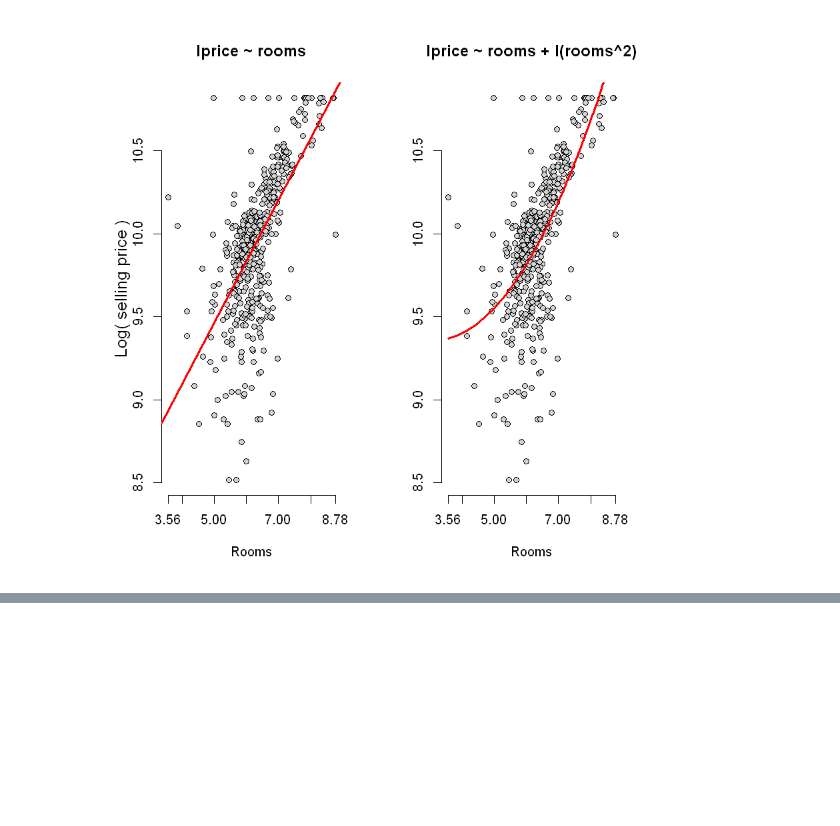
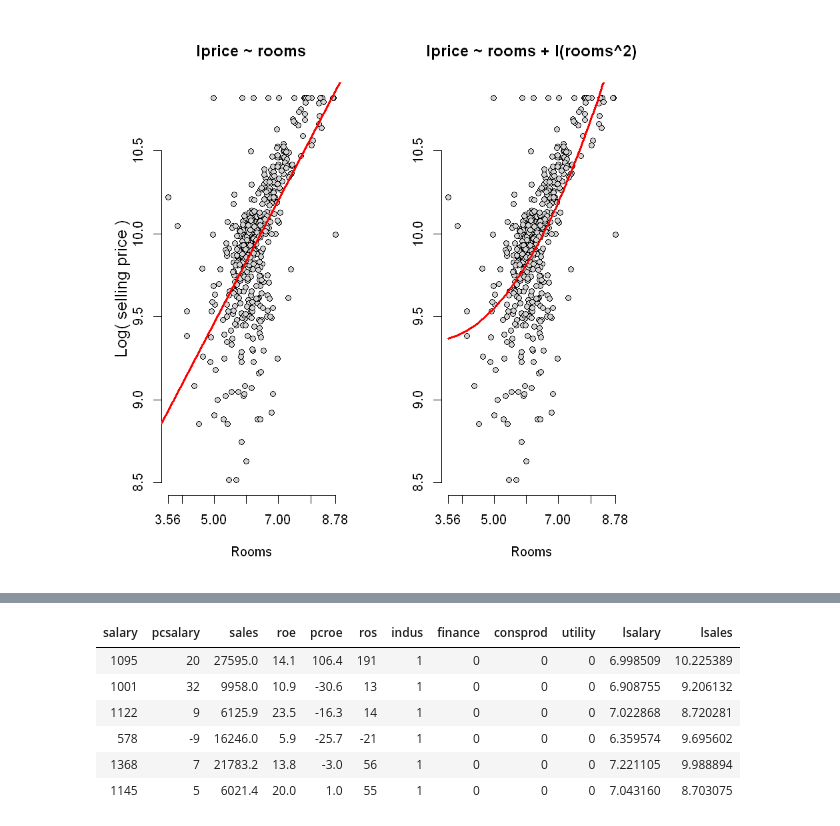
Before and after one commit to jonduan/RIntroEconometrics, a Jupyter notebook: Introductory_Econometrics_wooldridge/Chapter 6 Multiple Regression Further Issues.ipynb, the cells around one changed output, grey strips where cells are left out. Cells and saved outputs as stored; diff of their text form; code cells hidden in the pictures; blank space fills up the shorter version.

```diff
--- a/Introductory_Econometrics_wooldridge/Chapter 6 Multiple Regression Further Issues.ipynb
+++ b/Introductory_Econometrics_wooldridge/Chapter 6 Multiple Regression Further Issues.ipynb
@@ -306,0 +1477,10 @@ lines(sort(hprice2$rooms), sort(fitted(rooms_interaction)), col = "red", lwd=2.5
+# %%
+head(ceosal1)
+# %% [output]
+| salary | pcsalary | sales | roe | pcroe | ros | indus | finance | consprod | utility | lsalary | lsales |
+| 1095 | 20 | 27595.0 | 14.1 | 106.4 | 191 | 1 | 0 | 0 | 0 | 6.998509 | 10.225389 |
+| 1001 | 32 | 9958.0 | 10.9 | -30.6 | 13 | 1 | 0 | 0 | 0 | 6.908755 | 9.206132 |
+| 1122 | 9 | 6125.9 | 23.5 | -16.3 | 14 | 1 | 0 | 0 | 0 | 7.022868 | 8.720281 |
+| 578 | -9 | 16246.0 | 5.9 | -25.7 | -21 | 1 | 0 | 0 | 0 | 6.359574 | 9.695602 |
+| 1368 | 7 | 21783.2 | 13.8 | -3.0 | 56 | 1 | 0 | 0 | 0 | 7.221105 | 9.988894 |
+| 1145 | 5 | 6021.4 | 20.0 | 1.0 | 55 | 1 | 0 | 0 | 0 | 7.043160 | 8.703075 |
```
Also changed, not shown: parts of 94 cells of this notebook, 14 other files.
